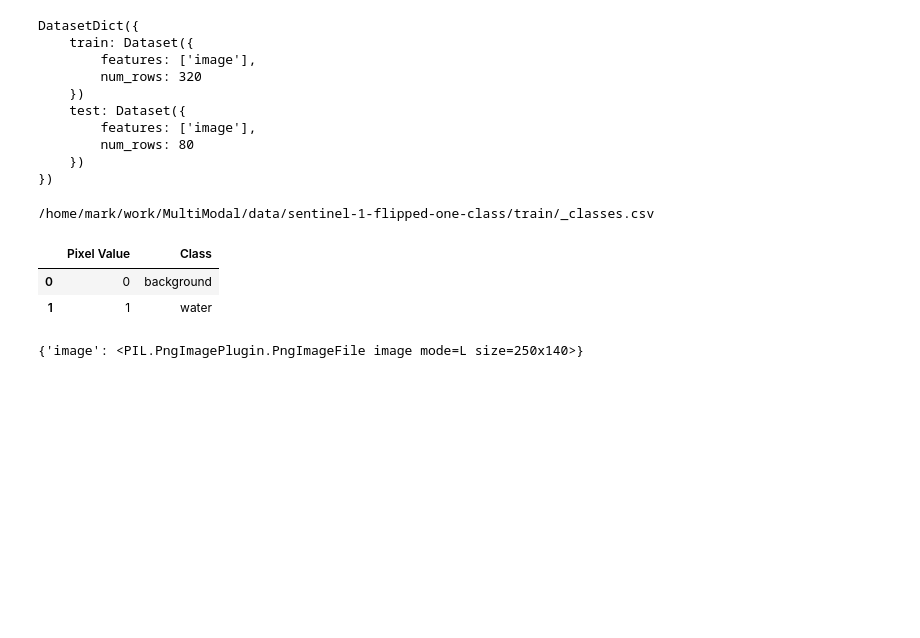
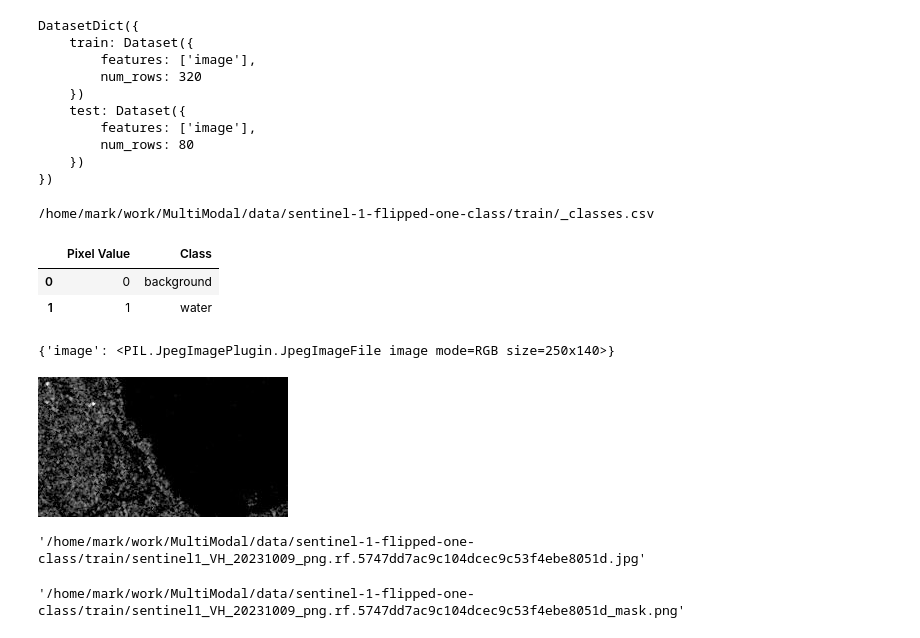
Before and after one commit to pkyeager/multi-modal, a Jupyter notebook: SAM-transfer-learning-advanced.ipynb, the cells around one changed output. Cells and saved outputs as stored; diff of their text form; code cells hidden in the pictures; blank space fills up the shorter version.

Commit message:
finished the exploration, start with the training pipeline now

```diff
--- a/SAM-transfer-learning-advanced.ipynb
+++ b/SAM-transfer-learning-advanced.ipynb
@@ -72,10 +82,23 @@ df
 | 1 | 1 | water |
 # %%
 # Still data exploration
-sample = ds['train'][3]
+sample = ds['train'][2]
 sample
 # %% [output]
-{'image': <PIL.PngImagePlugin.PngImageFile image mode=L size=250x140>}
+{'image': <PIL.JpegImagePlugin.JpegImageFile image mode=RGB size=250x140>}
 # %%
 sample_image = sample['image']
-sample_image.show()
+sample_image
+# %% [output]
+[figure, added]
+# %%
+sample_image_filename = sample_image.filename
+sample_image_filename
+# %% [output]
+'/home/mark/work/MultiModal/data/sentinel-1-flipped-one-class/train/sentinel1_VH_20231009_png.rf.5747dd7ac9c104dcec9c53f4ebe8051d.jpg'
+# %%
+# Find the mask for the sample_image
+sample_mask_filename = sample_image_filename.replace(".jpg", MASK_SUFFIX)
+sample_mask_filename
+# %% [output]
+'/home/mark/work/MultiModal/data/sentinel-1-flipped-one-class/train/sentinel1_VH_20231009_png.rf.5747dd7ac9c104dcec9c53f4ebe8051d_mask.png'
```
Also changed, not shown: parts of 21 cells of this notebook.
